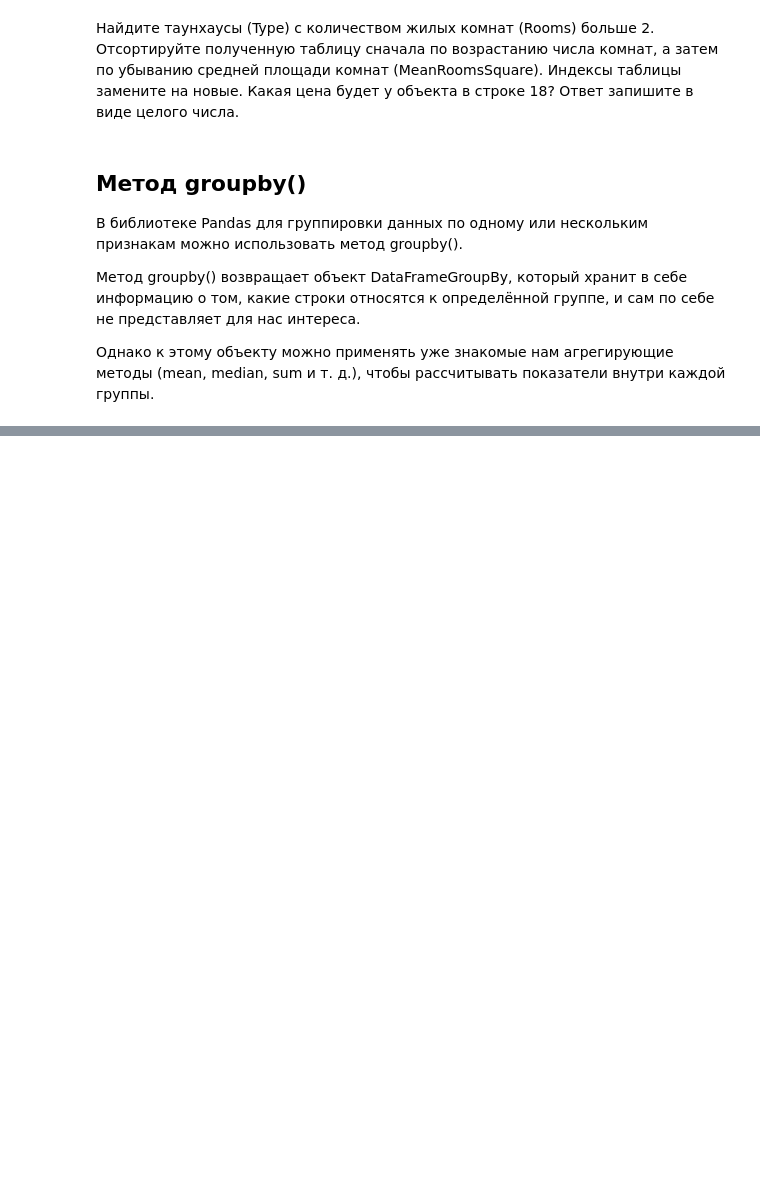
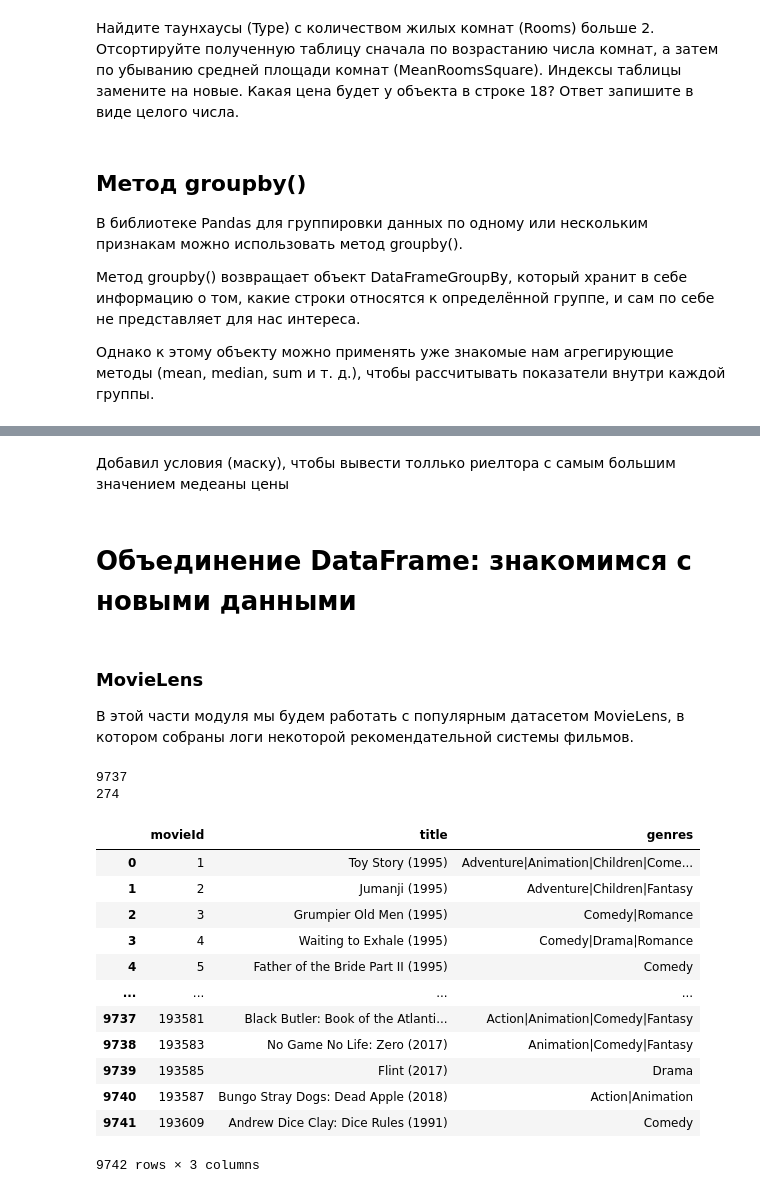
Before and after one commit to Iamfil13/sf_data_science, a Jupyter notebook: py_12_Продвинутые_методы_Pandas/test_file.ipynb, the cells around one changed output, grey strips where cells are left out. Cells and saved outputs as stored; diff of their text form; code cells hidden in the pictures; blank space fills up the shorter version.

```diff
--- a/py_12_Продвинутые_методы_Pandas/test_file.ipynb
+++ b/py_12_Продвинутые_методы_Pandas/test_file.ipynb
@@ -136,0 +283,2 @@ melb_df[mask1 & mask2].sort_values(
+# %% [markdown]
+Добавил условия (маску), чтобы вывести толлько риелтора с самым большим значением медеаны цены
@@ -136,0 +289,35 @@ melb_df[mask1 & mask2].sort_values(
+# %% [markdown]
+# Объединение DataFrame: знакомимся с новыми данными
+# %% [markdown]
+### MovieLens
+
+В этой части модуля мы будем работать с популярным датасетом MovieLens, в котором собраны логи некоторой рекомендательной системы фильмов.
+# %%
+ratings1 = pd.read_csv('data/movies_data/ratings1.csv')
+ratings2 = pd.read_csv('data/movies_data/ratings2.csv')
+dates = pd.read_csv('data/movies_data/dates.csv')
+movies = pd.read_csv('data/movies_data/movies.csv')
+
+# Сколько уникальных (по названию) фильмов представлено в таблице movies?
+print(movies['title'].nunique())
+
+# Сколько уникальных пользователей в таблице ratings1?
+print(ratings1['userId'].nunique())
+
+display(movies)
+# %% [output]
+9737
+274
+|  | movieId | title | genres |
+| 0 | 1 | Toy Story (1995) | Adventure|Animation|Children|Come... |
+| 1 | 2 | Jumanji (1995) | Adventure|Children|Fantasy |
+| 2 | 3 | Grumpier Old Men (1995) | Comedy|Romance |
+| 3 | 4 | Waiting to Exhale (1995) | Comedy|Drama|Romance |
+| 4 | 5 | Father of the Bride Part II (1995) | Comedy |
+| ... | ... | ... | ... |
+| 9737 | 193581 | Black Butler: Book of the Atlanti... | Action|Animation|Comedy|Fantasy |
+| 9738 | 193583 | No Game No Life: Zero (2017) | Animation|Comedy|Fantasy |
+| 9739 | 193585 | Flint (2017) | Drama |
+| 9740 | 193587 | Bungo Stray Dogs: Dead Apple (2018) | Action|Animation |
+| 9741 | 193609 | Andrew Dice Clay: Dice Rules (1991) | Comedy |
+9742 rows × 3 columns
```
Also changed, not shown: parts of 104 cells of this notebook, 6 other files.
